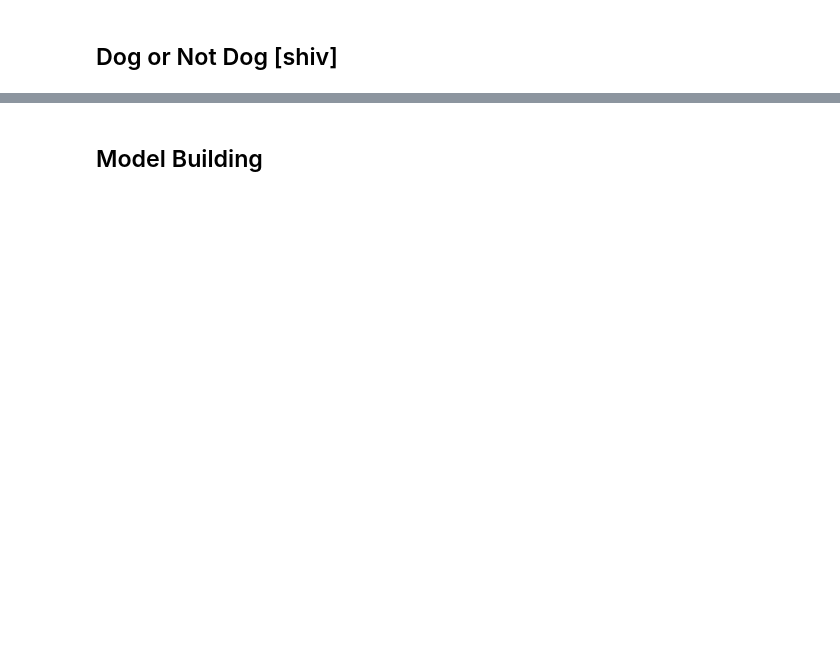
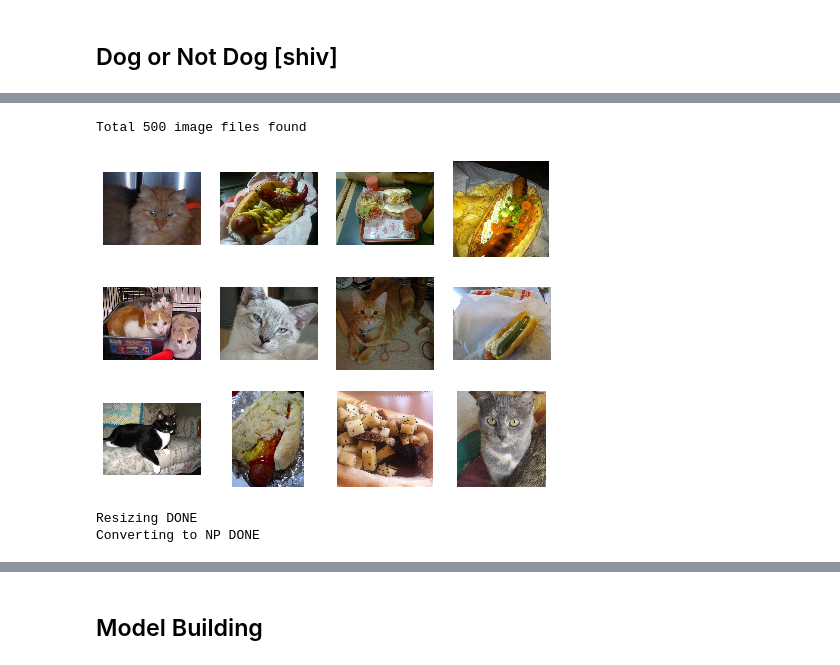
Before and after one commit to shivampip/NotDog, a Jupyter notebook: shiv.ipynb, the cells around one changed output, grey strips where cells are left out. Cells and saved outputs as stored; diff of their text form; code cells hidden in the pictures; blank space fills up the shorter version.

```diff
--- a/shiv.ipynb
+++ b/shiv.ipynb
@@ -20,0 +22,12 @@ idata.plot_np_imgs(imgs)
+# %%
+indog= ImgData("data/notdog/")
+indog.get_all_files()
+indog.plot_raw_sample(rows= 3, cols= 4)
+# %% [output]
+Total 500 image files found
+[figure, added]
+# %%
+ndog_data = indog.process(size=(150,150), count= 500, silent= True)
+# %% [output]
+Resizing DONE
+Converting to NP DONE
```
Also changed, not shown: parts of 34 cells of this notebook, 1 other file.
